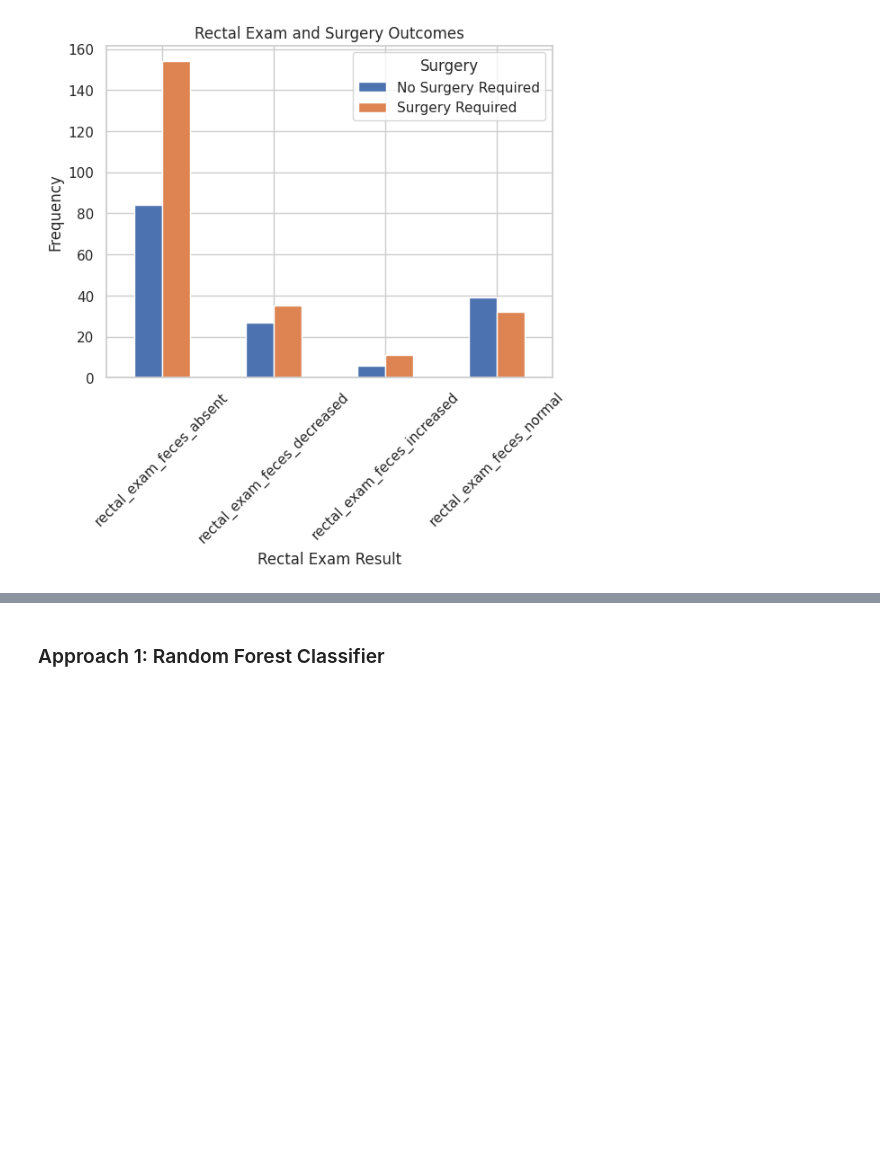
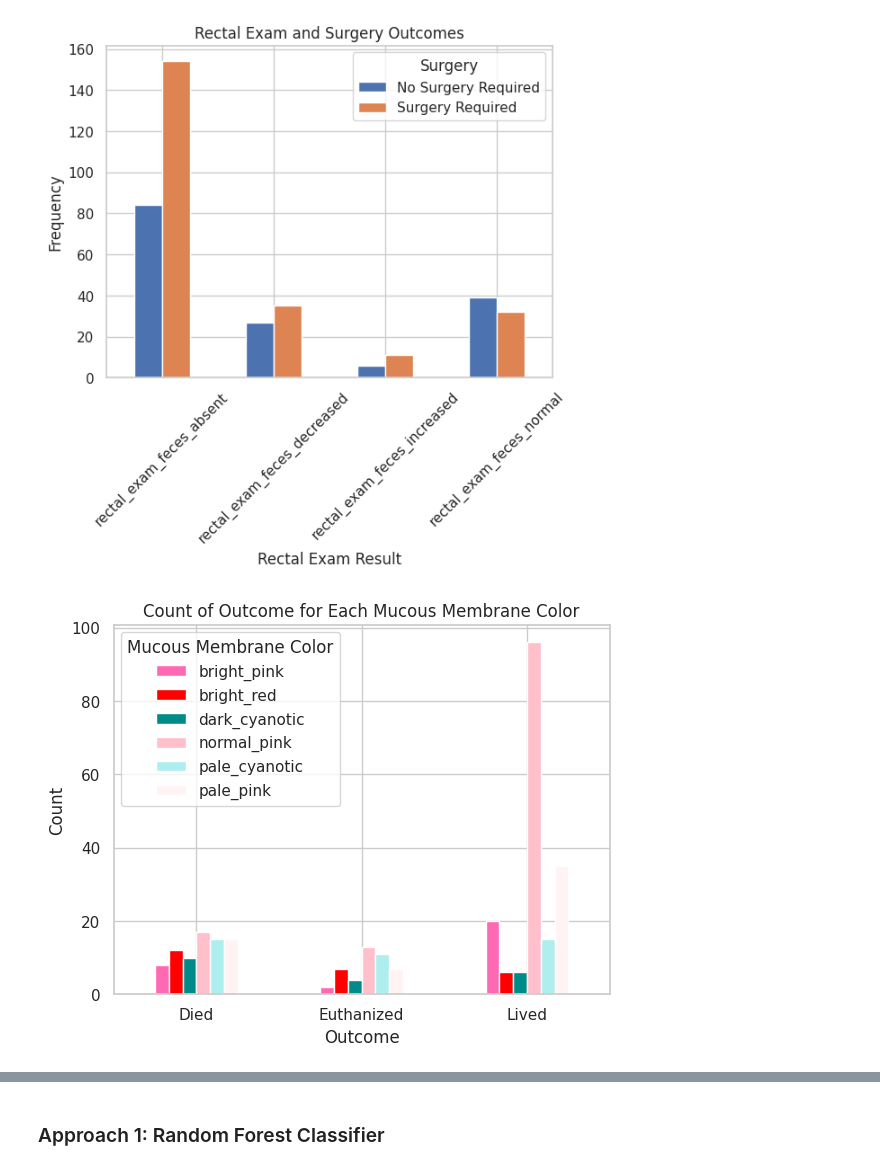
Before and after one commit to d-o-e/CST-383-Project, a Jupyter notebook: horse_colic_project.ipynb, the cells around one changed output, grey strips where cells are left out. Cells and saved outputs as stored; diff of their text form; code cells hidden in the pictures; blank space fills up the shorter version.

```diff
--- a/horse_colic_project.ipynb
+++ b/horse_colic_project.ipynb
@@ -731,3 +730,43 @@ plt.xticks(rotation=45)
 plt.show()
 # %% [output]
 [figure]
+# %%
+# Does the color of the mucous membrane serve as an indicator of survival?
+# Normal pink and bright pink are normal colors, pale pink may occur in early shock,
+# pale cyanotic and dark cyanotic indicate a serious circulatory issue,
+# and bright red indicates septicemia.
+
+# select outcome and mucous membrane columns
+membrane_outcome_columns = ['mucous_membrane_bright_pink', 'mucous_membrane_bright_red',
+                    'mucous_membrane_dark_cyanotic', 'mucous_membrane_normal_pink',
+                    'mucous_membrane_pale_cyanotic', 'mucous_membrane_pale_pink', 'outcome']
+selected_df = df[membrane_outcome_columns]
+
+# count of each mucous membrane color for each outcome category
+outcome_counts = selected_df.groupby('outcome').sum()
+outcome_counts = outcome_counts.transpose()
+# transpose the outcome_counts DataFrame
+transposed_counts = outcome_counts.transpose()
+# dictionary mapping mucous membrane colors add custom colors
+color_mapping = {
+    'mucous_membrane_bright_pink': 'hotpink',
+    'mucous_membrane_bright_red': 'red',
+    'mucous_membrane_dark_cyanotic': 'darkcyan',
+    'mucous_membrane_normal_pink': 'pink',
+    'mucous_membrane_pale_cyanotic': 'paleturquoise',
+    'mucous_membrane_pale_pink': '#fff3f4'
+}
+
+# custom color palette using the color mapping dictionary
+color_palette = [color_mapping[color] for color in transposed_counts.columns]
+# bar plot
+transposed_counts.plot(kind='bar', stacked=False, color=color_palette)
+plt.xlabel('Outcome')
+plt.ylabel('Count')
+plt.title('Count of Outcome for Each Mucous Membrane Color')
+legend_labels = ['bright_pink', 'bright_red', 'dark_cyanotic', 'normal_pink', 'pale_cyanotic', 'pale_pink']
+plt.legend(title='Mucous Membrane Color', labels=legend_labels)
+plt.xticks([0, 1, 2], ['Died', 'Euthanized', 'Lived'], rotation='horizontal')
+plt.show()
+# %% [output]
+[figure, added]
```
Also changed, not shown: parts of 17 cells of this notebook.
